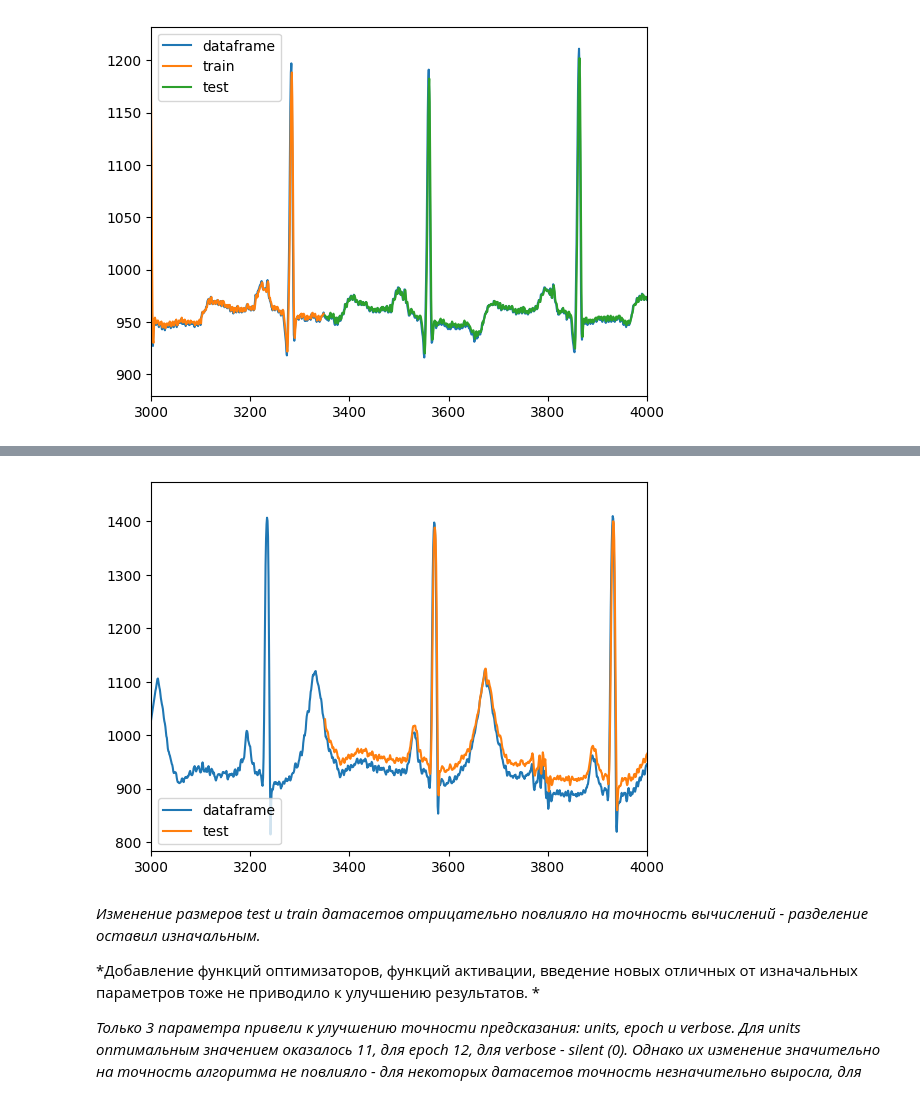
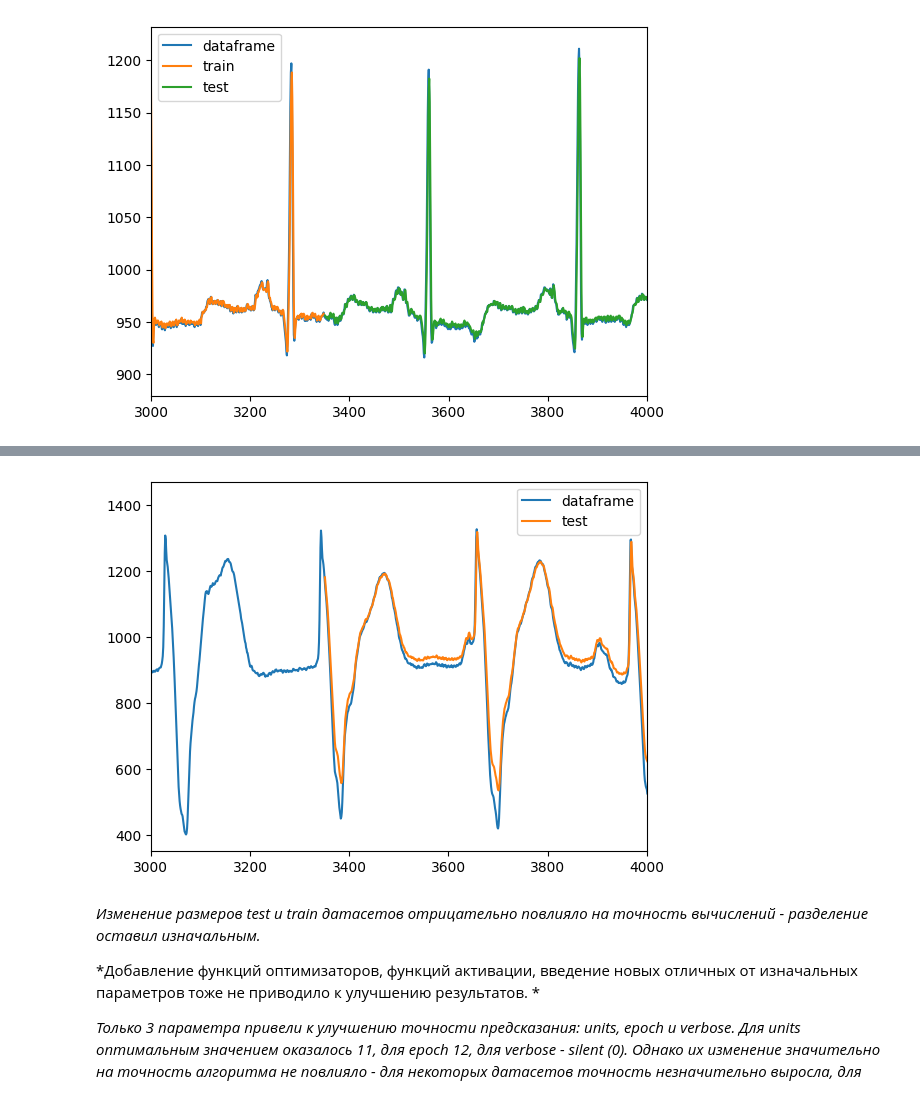
Before and after one commit to elezarchik/AVR4, a Jupyter notebook: AVR4.ipynb, the cells around one changed output, grey strips where cells are left out. Cells and saved outputs as stored; diff of their text form; code cells hidden in the pictures.

```diff
--- a/AVR4.ipynb
+++ b/AVR4.ipynb
@@ -108,7 +108,7 @@ Test Score: 10.92 RMSE
 # %%
 tf.random.set_seed(7)
 # load the dataset
-dataframe = read_csv('106.csv', usecols=[1], engine='python')
+dataframe = read_csv('107.csv', usecols=[1], engine='python')
 dataset = dataframe.values
 dataset = dataset.astype('float32')
 
@@ -280,7 +280,7 @@ Test Score: 9.01 RMSE
 # %%
 tf.random.set_seed(7)
 # load the dataset
-dataframe = read_csv('106.csv', usecols=[1], engine='python')
+dataframe = read_csv('107.csv', usecols=[1], engine='python')
 dataset = dataframe.values
 dataset = dataset.astype('float32')
 
@@ -350,4 +350,4 @@ Test Score: 26.28 RMSE
-[figure, old version]
+[figure, new version]
 # %% [markdown]
 *Изменение размеров test и train датасетов отрицательно повлияло на точность вычислений - разделение оставил изначальным.*
 
```
Also changed, not shown: parts of 2 cells of this notebook.
